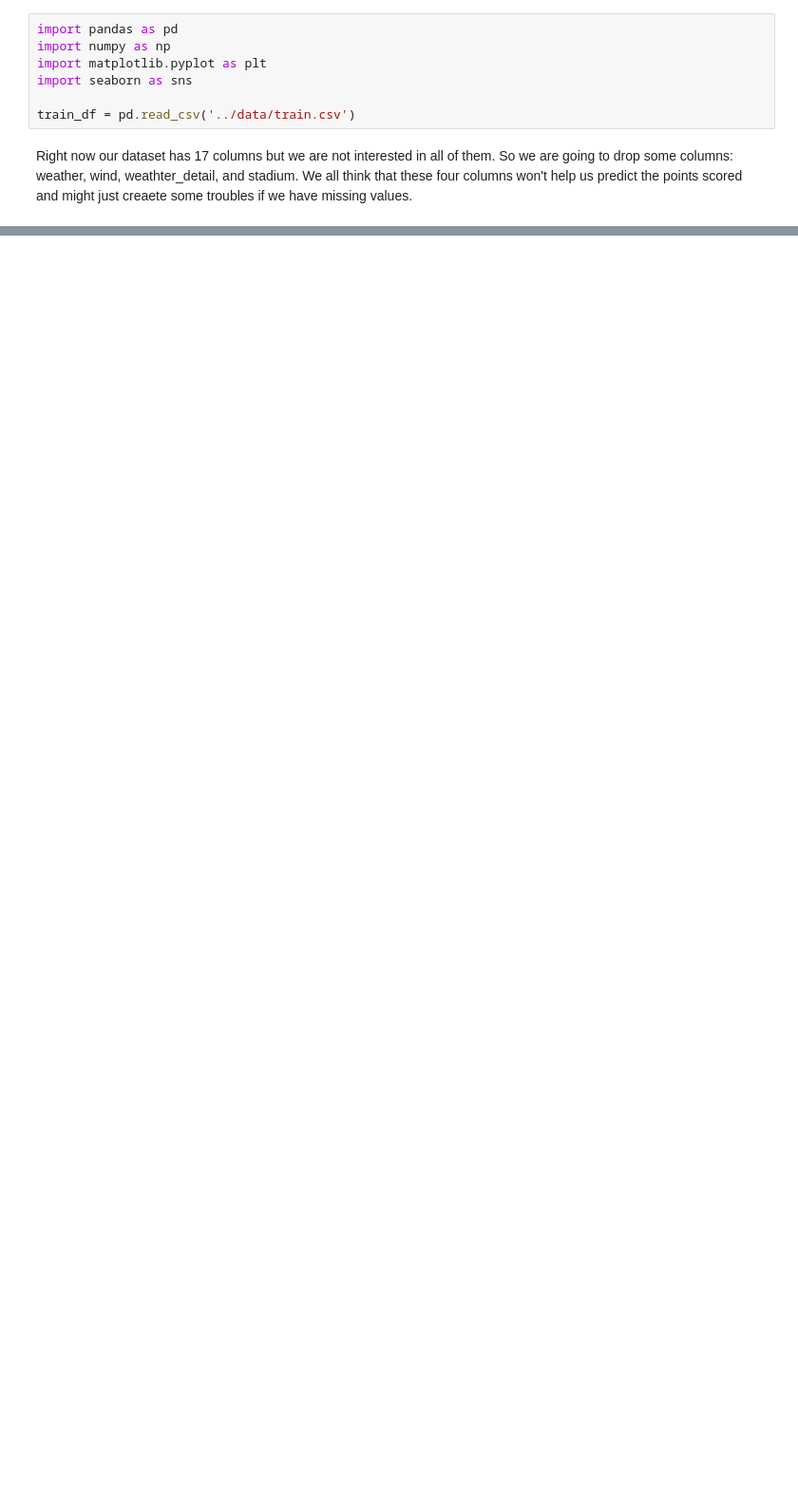
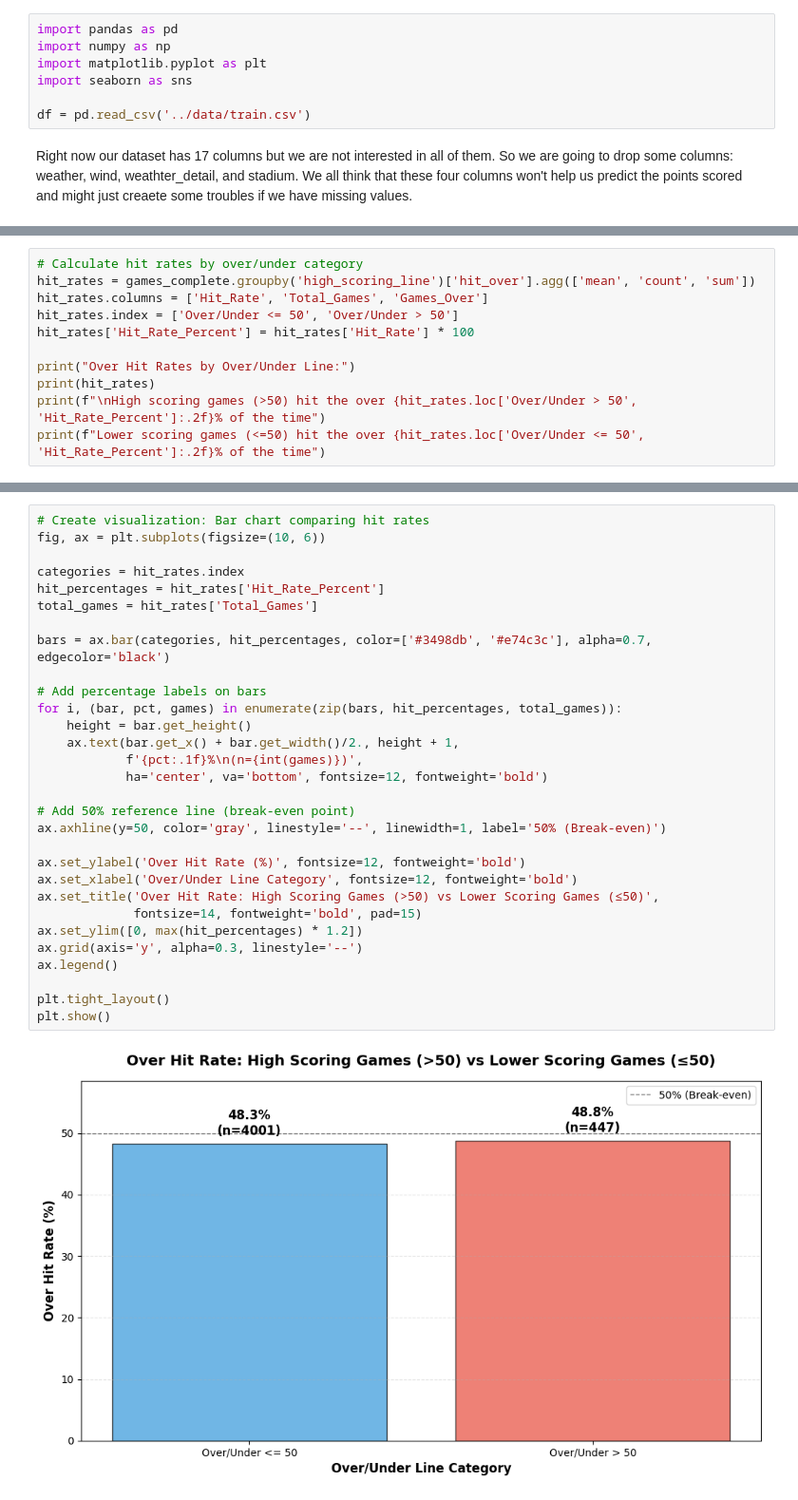
Before and after one commit to dydi22/DS4021-Final-Project, a Jupyter notebook: EDA/EDA.ipynb, the cells around one changed output, grey strips where cells are left out. Shown at 95% size. Drawn from its saved outputs; the diff is of its cells as text; blank space fills up the shorter version.

Commit message:
Update EDA notebook: merge test_notebook visualizations and add over/under analysis

```diff
--- a/EDA/EDA.ipynb
+++ b/EDA/EDA.ipynb
@@ -7,7 +95,7 @@ import numpy as np
 import matplotlib.pyplot as plt
 import seaborn as sns
 
-train_df = pd.read_csv('../data/train.csv')
+df = pd.read_csv('../data/train.csv')
 # %% [markdown]
 Right now our dataset has 17 columns but we are not interested in all of them. So we are going to drop some columns: weather, wind, weathter_detail, and stadium.
 We all think that these four columns won't help us predict the points scored and might just creaete some troubles if we have missing values.
@@ -142,0 +253,11 @@ dtype: float64
+# %%
+# Calculate hit rates by over/under category
+hit_rates = games_complete.groupby('high_scoring_line')['hit_over'].agg(['mean', 'count', 'sum'])
+hit_rates.columns = ['Hit_Rate', 'Total_Games', 'Games_Over']
+hit_rates.index = ['Over/Under <= 50', 'Over/Under > 50']
+hit_rates['Hit_Rate_Percent'] = hit_rates['Hit_Rate'] * 100
+
+print("Over Hit Rates by Over/Under Line:")
+print(hit_rates)
+print(f"\nHigh scoring games (>50) hit the over {hit_rates.loc['Over/Under > 50', 'Hit_Rate_Percent']:.2f}% of the time")
+print(f"Lower scoring games (<=50) hit the over {hit_rates.loc['Over/Under <= 50', 'Hit_Rate_Percent']:.2f}% of the time")
@@ -142,0 +272,32 @@ dtype: float64
+# %%
+# Create visualization: Bar chart comparing hit rates
+fig, ax = plt.subplots(figsize=(10, 6))
+
+categories = hit_rates.index
+hit_percentages = hit_rates['Hit_Rate_Percent']
+total_games = hit_rates['Total_Games']
+
+bars = ax.bar(categories, hit_percentages, color=['#3498db', '#e74c3c'], alpha=0.7, edgecolor='black')
+
+# Add percentage labels on bars
+for i, (bar, pct, games) in enumerate(zip(bars, hit_percentages, total_games)):
+    height = bar.get_height()
+    ax.text(bar.get_x() + bar.get_width()/2., height + 1,
+            f'{pct:.1f}%\n(n={int(games)})',
+            ha='center', va='bottom', fontsize=12, fontweight='bold')
+
+# Add 50% reference line (break-even point)
+ax.axhline(y=50, color='gray', linestyle='--', linewidth=1, label='50% (Break-even)')
+
+ax.set_ylabel('Over Hit Rate (%)', fontsize=12, fontweight='bold')
+ax.set_xlabel('Over/Under Line Category', fontsize=12, fontweight='bold')
+ax.set_title('Over Hit Rate: High Scoring Games (>50) vs Lower Scoring Games (≤50)',
+             fontsize=14, fontweight='bold', pad=15)
+ax.set_ylim([0, max(hit_percentages) * 1.2])
+ax.grid(axis='y', alpha=0.3, linestyle='--')
+ax.legend()
+
+plt.tight_layout()
+plt.show()
+# %% [output]
+[figure, added]
```
Also changed, not shown: parts of 28 cells of this notebook.
